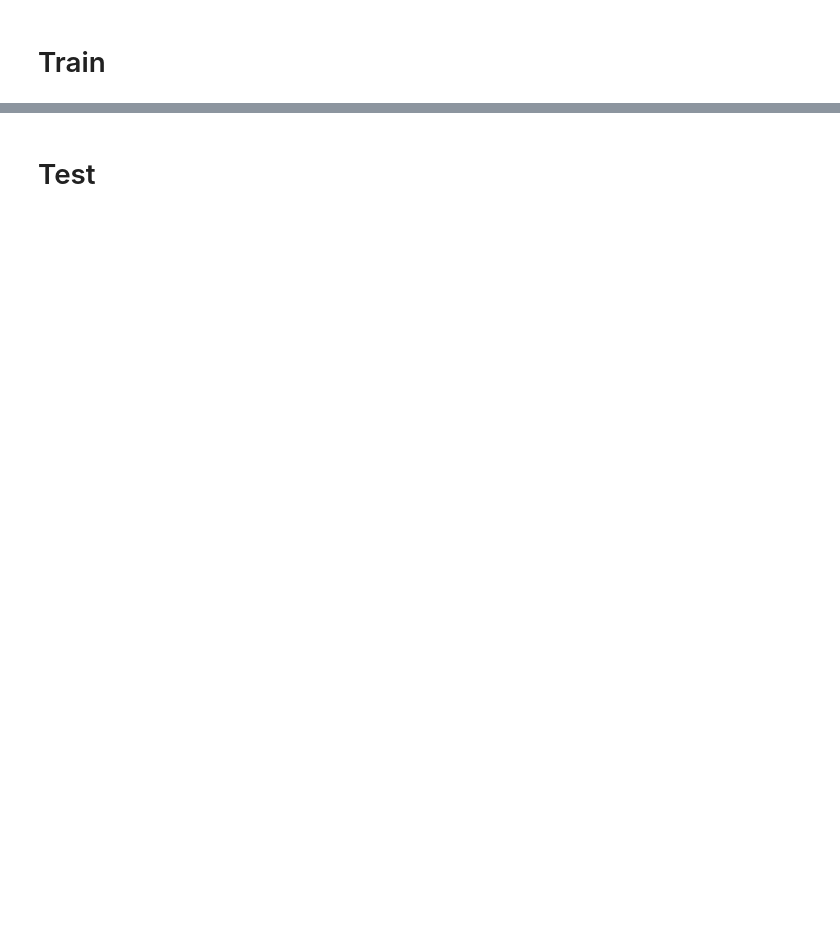
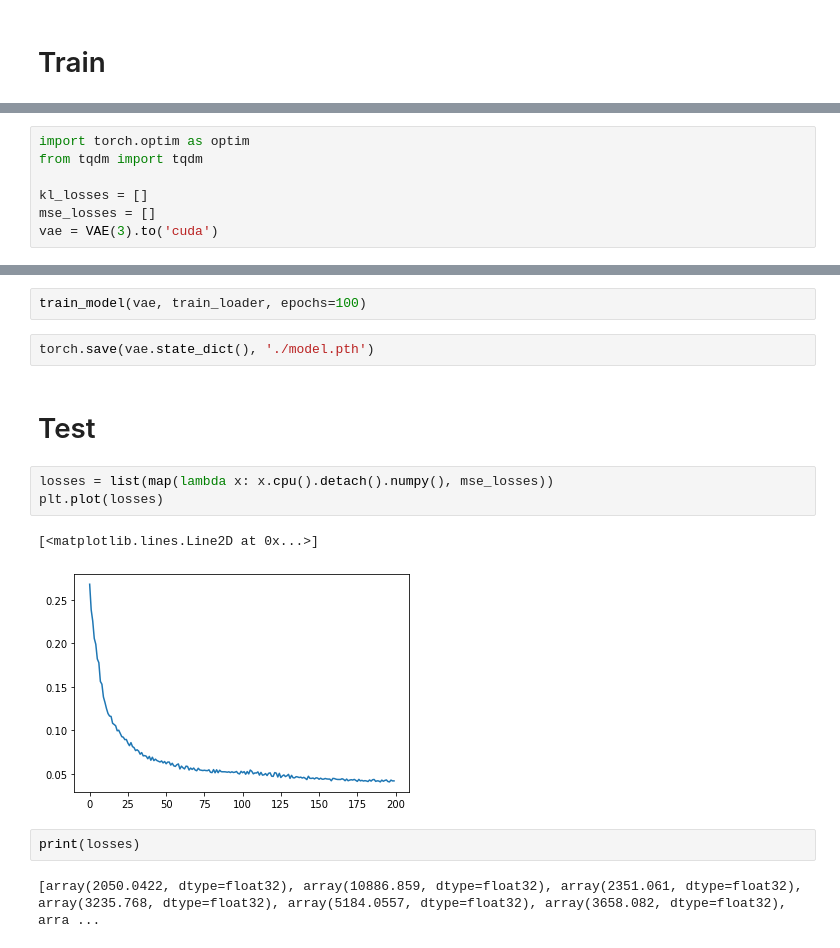
Before and after one commit to bradley-ray/implementing-deep-learn-papers, a Jupyter notebook: variational_autoencoder.ipynb, the cells around one changed output, grey strips where cells are left out. Drawn from its saved outputs; the diff is of its cells as text; blank space fills up the shorter version.

Commit message:
implement initial training loop for model

```diff
--- a/variational_autoencoder.ipynb
+++ b/variational_autoencoder.ipynb
@@ -106,0 +148,7 @@ train(train_loader)
+# %%
+import torch.optim as optim
+from tqdm import tqdm
+
+kl_losses = []
+mse_losses = []
+vae = VAE(3).to('cuda')
@@ -107,2 +177,16 @@ train(train_loader)
+# %%
+train_model(vae, train_loader, epochs=100)
+# %%
+torch.save(vae.state_dict(), './model.pth')
 # %% [markdown]
 # Test
+# %%
+losses = list(map(lambda x: x.cpu().detach().numpy(), mse_losses))
+plt.plot(losses)
+# %% [output]
+[<matplotlib.lines.Line2D at 0x...>]
+[figure, added]
+# %%
+print(losses)
+# %% [output]
+[array(2050.0422, dtype=float32), array(10886.859, dtype=float32), array(2351.061, dtype=float32), array(3235.768, dtype=float32), array(5184.0557, dtype=float32), array(3658.082, dtype=float32), arra ...
```
Also changed, not shown: parts of 11 cells of this notebook.
